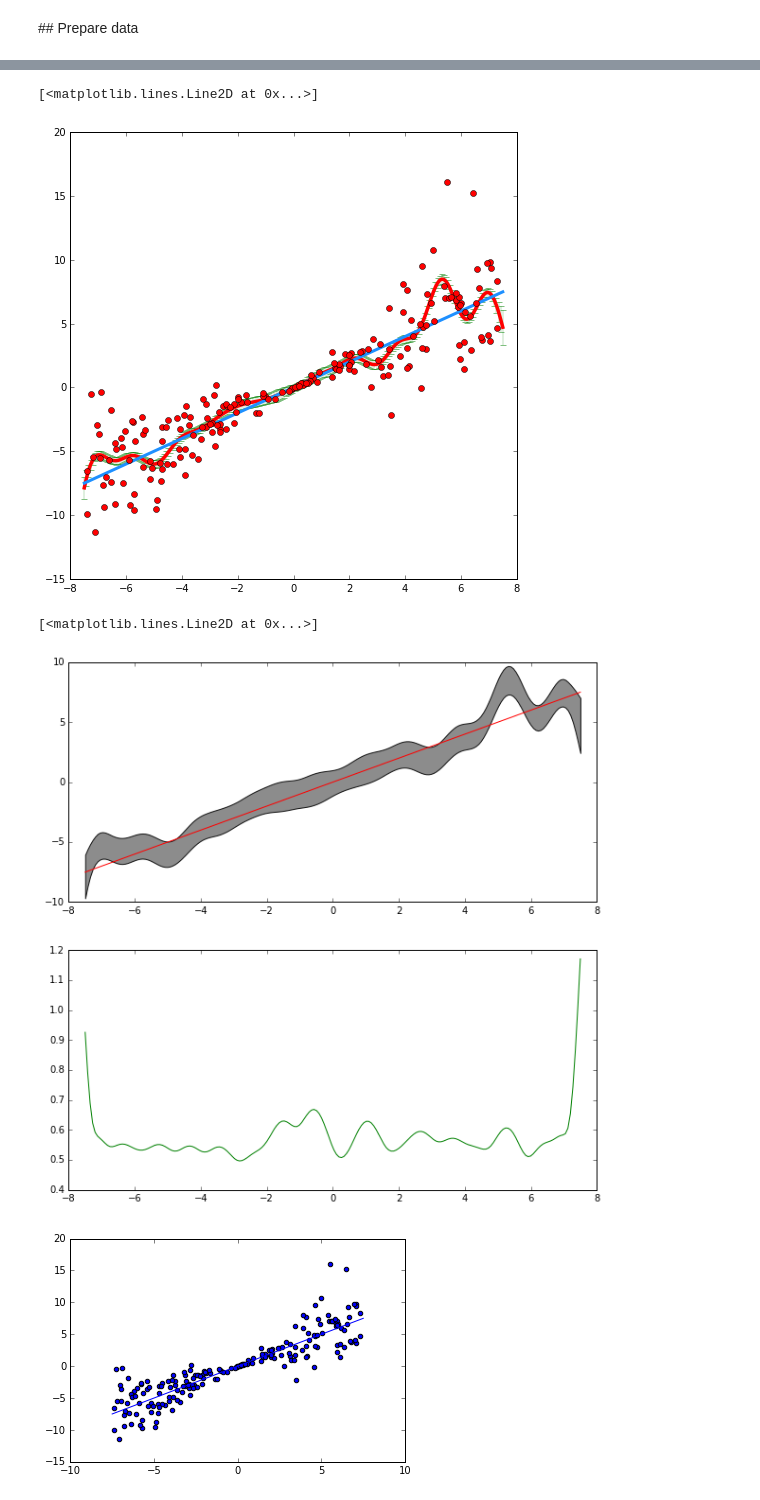
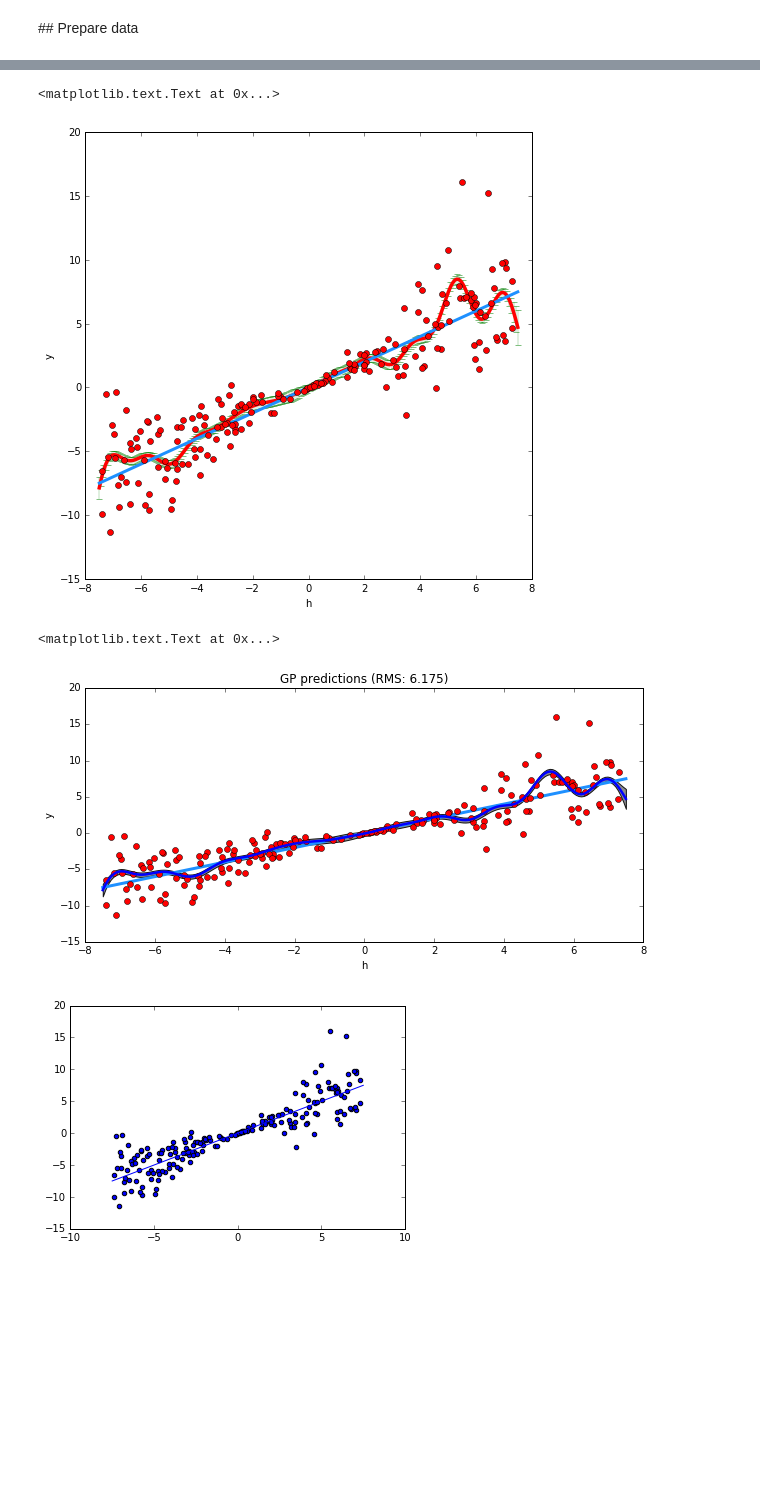
Before and after one commit to eaa3/aml_dl, a Jupyter notebook: src/aml_dl/mdn/notebooks/04_mdn_heteroscedastic_example.ipynb, the cells around one changed output, grey strips where cells are left out. Cells and saved outputs as stored; diff of their text form; code cells hidden in the pictures; blank space fills up the shorter version.

Commit message:
improving and unifying plots

```diff
--- a/src/aml_dl/mdn/notebooks/04_mdn_heteroscedastic_example.ipynb
+++ b/src/aml_dl/mdn/notebooks/04_mdn_heteroscedastic_example.ipynb
@@ -125,7 +125,7 @@ def sawtoothxy(x,y):
     return f
 
 
-def f_heteroscedastic(X, std = 0.5):
+def f_heteroscedastic(X, std = 1.0):
     # target function is just a linear relationship + heteroscadastic noise
     return X + std*np.random.multivariate_normal(np.zeros(X.shape[0]),
                                                  np.diag(X**2), 1)[0]
@@ -159,37 +161,47 @@ for idx in range(x_train.shape[0]):
     gp.update(x_train[idx,:], y_train[idx,:])
 # %%
 pred, cov, logp = gp.predict3(x_test)
-std = np.sqrt(np.diagonal(cov))*3.0
+std = np.diagonal(cov)
 # %%
 sample_posterior = gp.sample_multivariate(pred, cov, len(pred), 5)
 # %%
 fig2 = plt.figure(2, figsize=(8,8))
-plt.errorbar(x_test, pred, yerr=std, fmt='r-', ecolor='g', elinewidth=0.25, linewidth=3.5)
+plt.errorbar(x_test, pred, yerr=np.sqrt(std)*3.0, fmt='r-', ecolor='g', elinewidth=0.25, linewidth=3.5)
 plt.plot(x_test, y_true, 'dodgerblue', linewidth=3.0)
 # plt.plot(x_values, sample_posterior)
 # plt.xlim([0,12])
 # plt.ylim([-0,3.0])
 plt.plot(gp.x, gp.y, 'ro')
+plt.xlabel("h")
+plt.ylabel("y")
 # %% [output]
-[<matplotlib.lines.Line2D at 0x...>]
+<matplotlib.text.Text at 0x...>
-[figure, old version]
+[figure, new version]
 # %%
-stddev = 1.9600 #3.0
+stddev = 3.0 #3.0
 fig = plt.figure(figsize=(10,10))
 ax = fig.add_subplot(211)
 ypl = [float(mu-stddev*np.sqrt(sig)) for mu,sig in zip(pred,std)]
 yph = [float(mu+stddev*np.sqrt(sig)) for mu,sig in zip(pred,std)]
 
-ax.plot(x_true, y_true, color='r')
+# ax.plot(x_true, y_true, color='r')
+plt.plot(x_test, y_true, 'dodgerblue', linewidth=3.0)
 
 ax.fill_between(x_true.tolist(), ypl, yph, facecolor='grey', interpolate=True, alpha=0.9)
+plt.plot(gp.x, gp.y, 'ro')
+plt.plot(x_test, pred, color='b', linewidth=2.5)
+plt.xlabel("h")
+plt.ylabel("y")
 
-ax2 = fig.add_subplot(212)
+error = np.sqrt(np.mean(np.square(pred-y_true)))
+plt.title("GP predictions (RMS: %0.3f)"%(error,))
 
-ax2.plot(x_true, np.sqrt(std), color='g')
+# ax2 = fig.add_subplot(212)
+
+# ax2.plot(x_true, np.sqrt(std)*stddev, color='g')
 # %% [output]
-[<matplotlib.lines.Line2D at 0x...>]
+<matplotlib.text.Text at 0x...>
-[figure, old version]
+[figure, new version]
 # %%
 plt.figure()
 plt.scatter(x_train,y_train)
```
Also changed, not shown: parts of 5 cells of this notebook, 2 other files.
